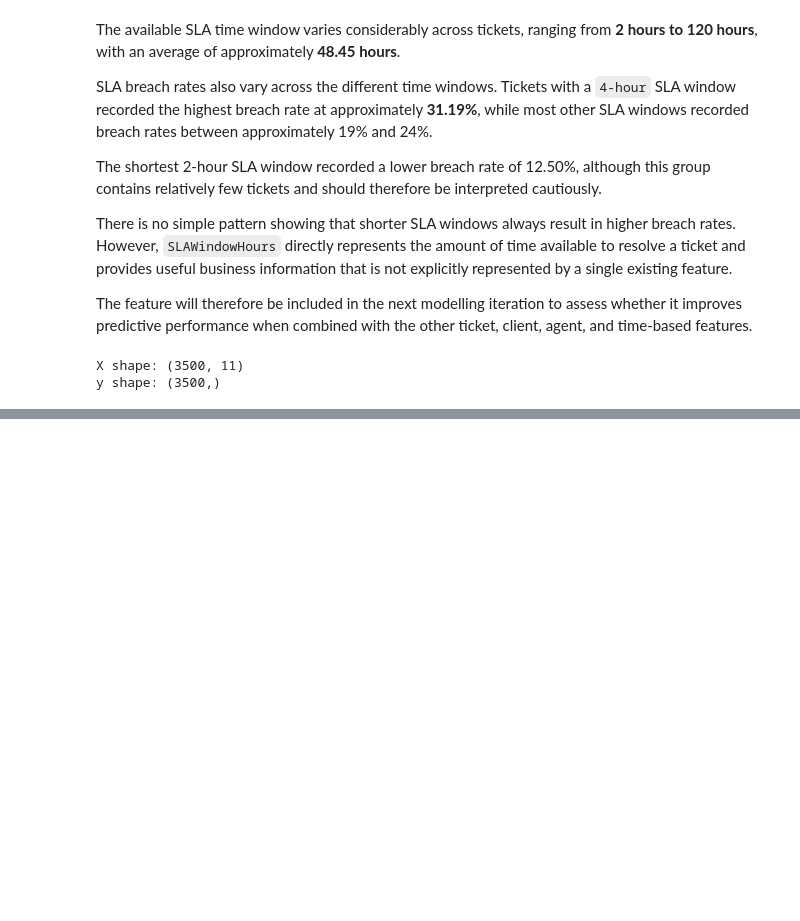
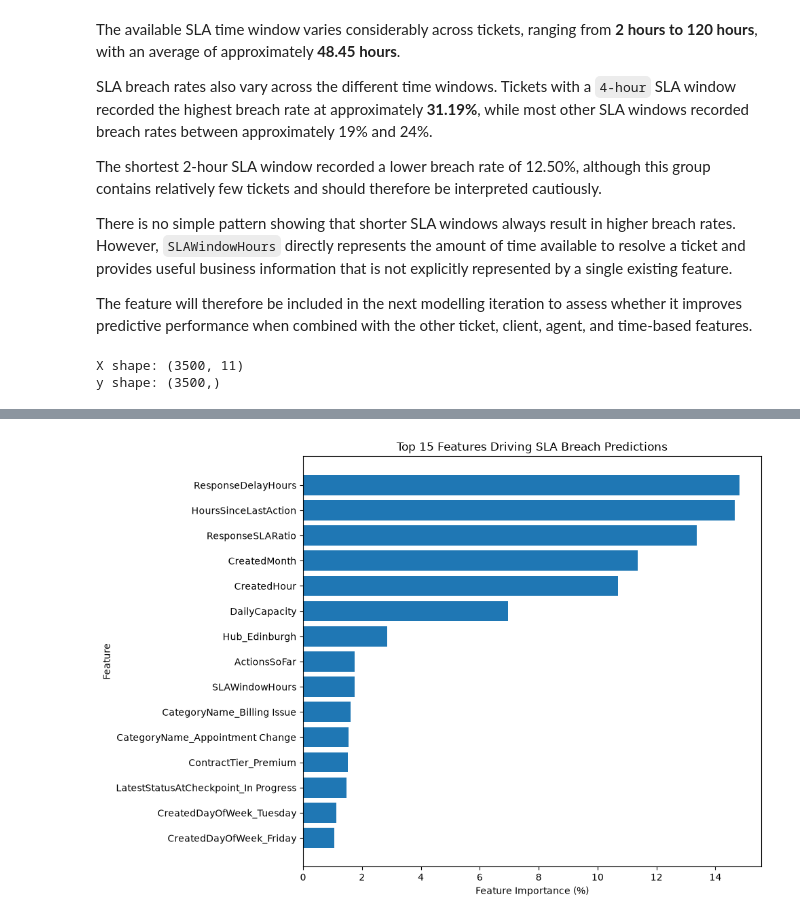
Before and after one commit to Oladelesofiyah/NorthBridge_SLA_Prediction, a Jupyter notebook: notebook/01_data_understanding.ipynb, the cells around one changed output, grey strips where cells are left out. Saved outputs shown, nothing was run; the diff lists cells and outputs as text; code cells hidden in the pictures; blank space fills up the shorter version.

```diff
--- a/notebook/01_data_understanding.ipynb
+++ b/notebook/01_data_understanding.ipynb
@@ -1980,0 +3894,17 @@ y shape: (3500,)
+# %%
+# Split the enhanced dataset into training and testing sets
+# 80% of the tickets will be used for training and 20% for testing
+# Stratification keeps the SLA breach proportion similar in both sets
+X_train_enhanced, X_test_enhanced, y_train_enhanced, y_test_enhanced = train_test_split(
+    X_enhanced,
+    y_enhanced,
+    test_size=0.20,
+    random_state=42,
+    stratify=y_enhanced
+)
+
+# Check the dimensions of the training and testing datasets
+print("X_train shape:", X_train_enhanced.shape)
+print("X_test shape:", X_test_enhanced.shape)
+print("y_train shape:", y_train_enhanced.shape)
+print("y_test shape:", y_test_enhanced.shape)
@@ -1980,0 +4729,25 @@ y shape: (3500,)
+# %%
+# Select the 15 most important model features
+top_features = feature_importance.head(15).sort_values(
+    "ImportancePercent",
+    ascending=True
+)
+
+# Create a horizontal bar chart
+plt.figure(figsize=(10, 7))
+
+plt.barh(
+    top_features["Feature"],
+    top_features["ImportancePercent"]
+)
+
+# Add chart title and axis labels
+plt.title("Top 15 Features Driving SLA Breach Predictions")
+plt.xlabel("Feature Importance (%)")
+plt.ylabel("Feature")
+
+# Adjust spacing and display the chart
+plt.tight_layout()
+plt.show()
+# %% [output]
+[figure, added]
```
Also changed, not shown: parts of 121 cells of this notebook, 2 other files.
